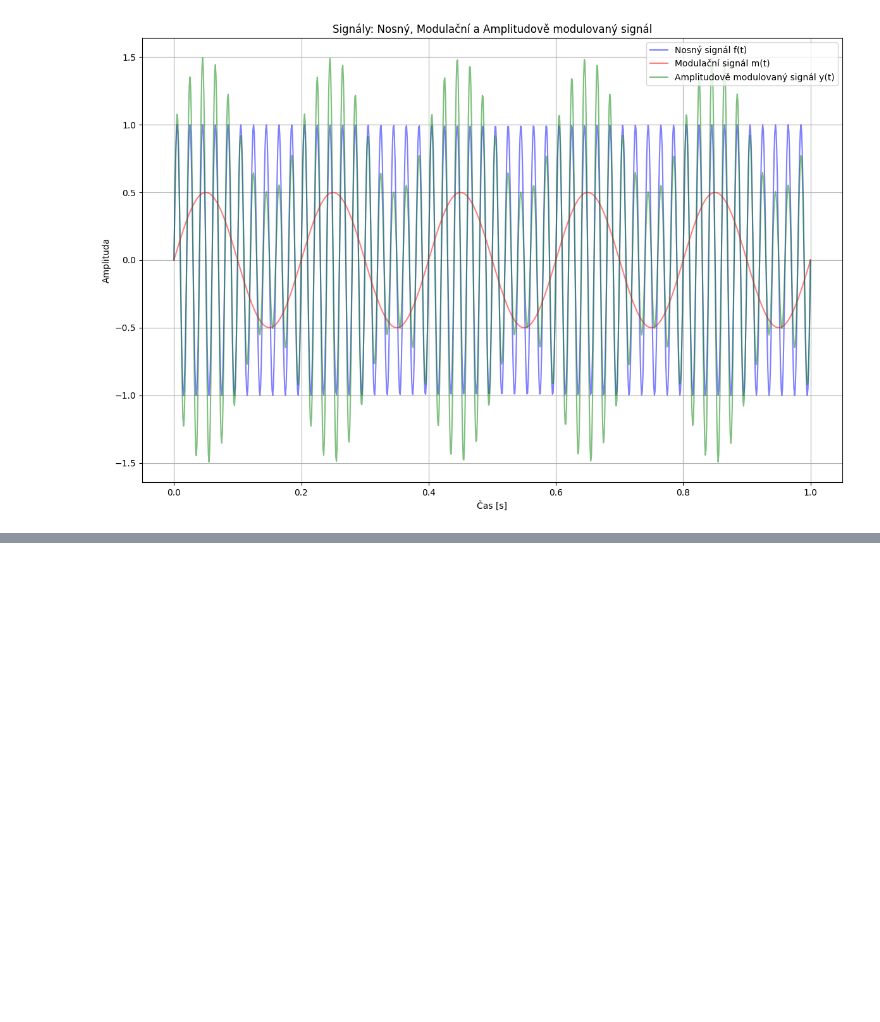
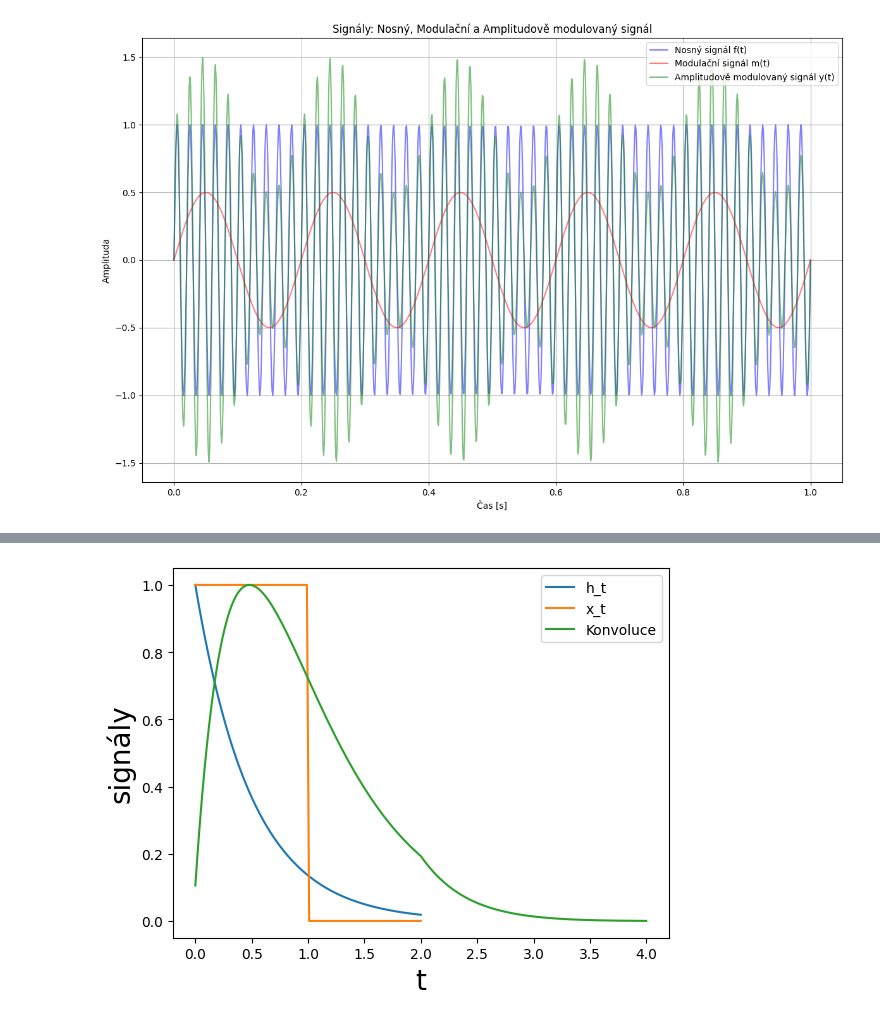
Before and after one commit to ondrejsvorc/UJEP, a Jupyter notebook: PZS/main.ipynb, the cells around one changed output, grey strips where cells are left out. Drawn from its saved outputs; the diff is of its cells as text; code cells hidden in the pictures; blank space fills up the shorter version.

```diff
--- a/PZS/main.ipynb
+++ b/PZS/main.ipynb
@@ -69,0 +187,32 @@ plt.show()
+# %%
+def kernel(alpha, tvec, a):
+    h_t = alpha * np.exp(-a * tvec)
+    return np.array(h_t)
+
+
+n_length = 100
+tvec = np.linspace(0, 2, n_length, endpoint=True)
+h_t = kernel(1.0, tvec, 2.0)  # Konvoluční jádro
+
+x_t = signal.square(2 * np.pi * 0.5 * tvec)  # Funkce
+x_t = np.where(tvec >= 1.0, 0, x_t)  # Odstranění peaku
+
+plt.plot(tvec, h_t, label="h_t")
+plt.plot(tvec, x_t, label="x_t")
+
+# Konvoluce (ZDE JSEM DAL STEJNOU FUNKCI)
+Conv = np.convolve(h_t, h_t, mode="full")
+
+# Přeškálování funkce
+Conv = Conv / np.max(Conv)
+
+t_Conv = np.linspace(0, 4, np.max(Conv.shape))
+
+plt.plot(t_Conv, Conv, label="Konvoluce")
+plt.xlabel("t", fontsize=20)
+plt.ylabel("signály", fontsize=20)
+plt.legend(loc="upper right")
+
+plt.show()
+# %% [output]
+[figure, added]
```
Also changed, not shown: parts of 7 cells of this notebook.
